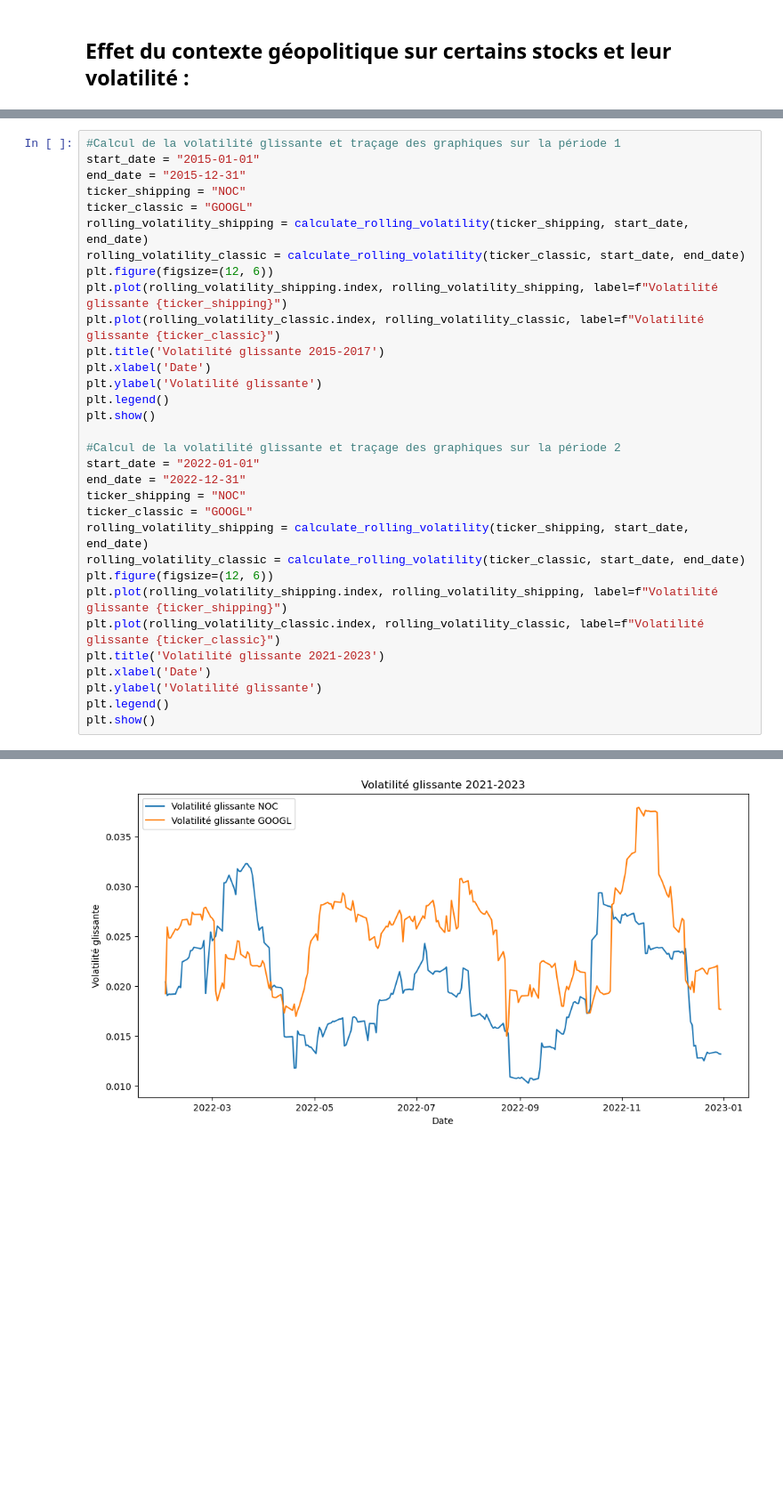
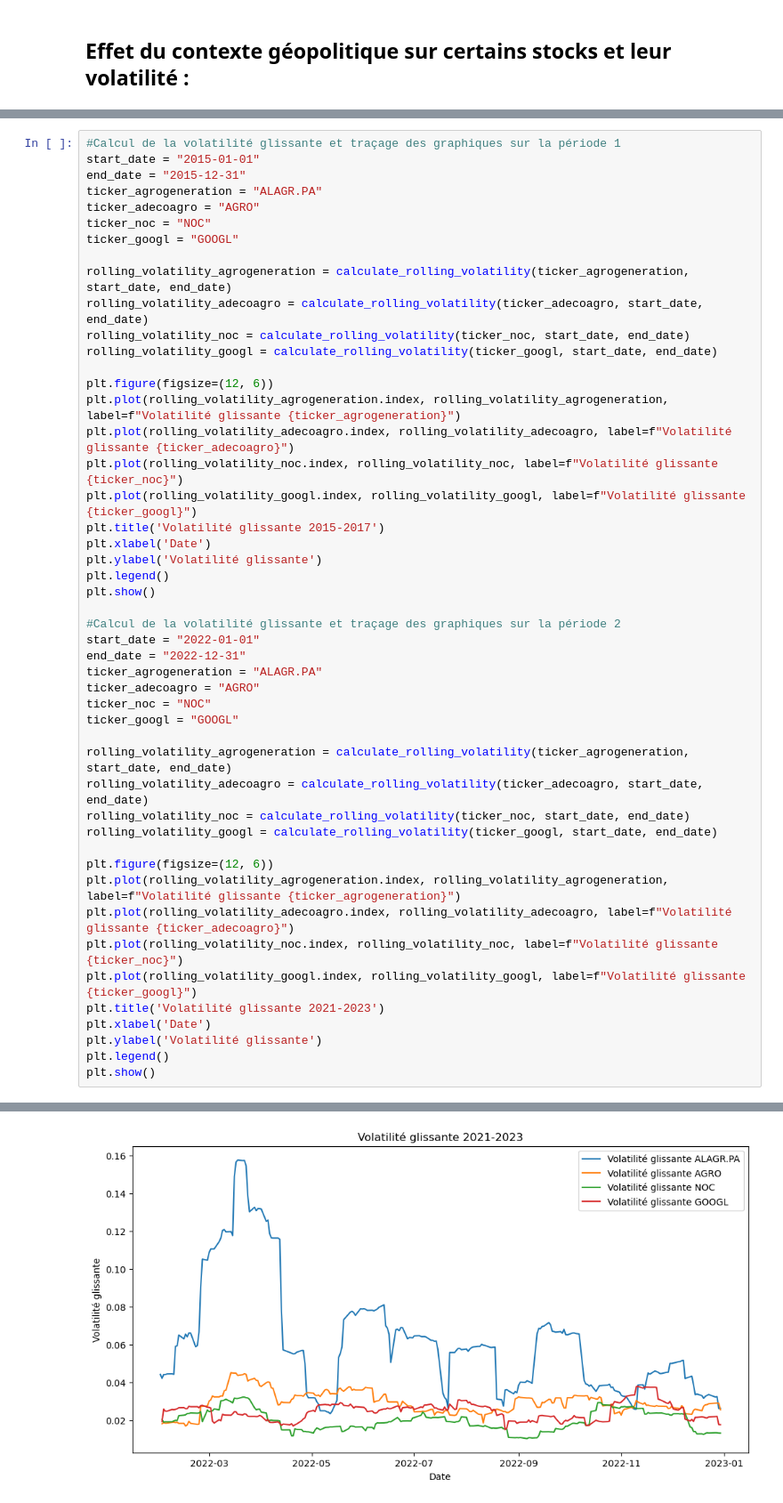
Before and after one commit to RyanSAMAMA/Ensae_projetMDR, a Jupyter notebook: faconbrouillon.ipynb, the cells around one changed output, grey strips where cells are left out. Shown: that part at 89% size. Saved outputs shown, nothing was run; the diff lists cells and outputs as text; blank space fills up the shorter version.

Commit message:
Volatilité cause et observation

```diff
--- a/faconbrouillon.ipynb
+++ b/faconbrouillon.ipynb
@@ -302,13 +345,21 @@ plt.show()
 #Calcul de la volatilité glissante et traçage des graphiques sur la période 1
 start_date = "2015-01-01"
 end_date = "2015-12-31"
-ticker_shipping = "NOC"
-ticker_classic = "GOOGL"
-rolling_volatility_shipping = calculate_rolling_volatility(ticker_shipping, start_date, end_date)
-rolling_volatility_classic = calculate_rolling_volatility(ticker_classic, start_date, end_date)
+ticker_agrogeneration = "ALAGR.PA"
+ticker_adecoagro = "AGRO"
+ticker_noc = "NOC"
+ticker_googl = "GOOGL"
+
+rolling_volatility_agrogeneration = calculate_rolling_volatility(ticker_agrogeneration, start_date, end_date)
+rolling_volatility_adecoagro = calculate_rolling_volatility(ticker_adecoagro, start_date, end_date)
+rolling_volatility_noc = calculate_rolling_volatility(ticker_noc, start_date, end_date)
+rolling_volatility_googl = calculate_rolling_volatility(ticker_googl, start_date, end_date)
+
 plt.figure(figsize=(12, 6))
-plt.plot(rolling_volatility_shipping.index, rolling_volatility_shipping, label=f"Volatilité glissante {ticker_shipping}")
-plt.plot(rolling_volatility_classic.index, rolling_volatility_classic, label=f"Volatilité glissante {ticker_classic}")
+plt.plot(rolling_volatility_agrogeneration.index, rolling_volatility_agrogeneration, label=f"Volatilité glissante {ticker_agrogeneration}")
+plt.plot(rolling_volatility_adecoagro.index, rolling_volatility_adecoagro, label=f"Volatilité glissante {ticker_adecoagro}")
+plt.plot(rolling_volatility_noc.index, rolling_volatility_noc, label=f"Volatilité glissante {ticker_noc}")
+plt.plot(rolling_volatility_googl.index, rolling_volatility_googl, label=f"Volatilité glissante {ticker_googl}")
 plt.title('Volatilité glissante 2015-2017')
 plt.xlabel('Date')
 plt.ylabel('Volatilité glissante')
@@ -318,13 +369,21 @@ plt.show()
 #Calcul de la volatilité glissante et traçage des graphiques sur la période 2
 start_date = "2022-01-01"
 end_date = "2022-12-31"
-ticker_shipping = "NOC"
-ticker_classic = "GOOGL"
-rolling_volatility_shipping = calculate_rolling_volatility(ticker_shipping, start_date, end_date)
-rolling_volatility_classic = calculate_rolling_volatility(ticker_classic, start_date, end_date)
+ticker_agrogeneration = "ALAGR.PA"
+ticker_adecoagro = "AGRO"
+ticker_noc = "NOC"
+ticker_googl = "GOOGL"
+
+rolling_volatility_agrogeneration = calculate_rolling_volatility(ticker_agrogeneration, start_date, end_date)
+rolling_volatility_adecoagro = calculate_rolling_volatility(ticker_adecoagro, start_date, end_date)
+rolling_volatility_noc = calculate_rolling_volatility(ticker_noc, start_date, end_date)
+rolling_volatility_googl = calculate_rolling_volatility(ticker_googl, start_date, end_date)
+
 plt.figure(figsize=(12, 6))
-plt.plot(rolling_volatility_shipping.index, rolling_volatility_shipping, label=f"Volatilité glissante {ticker_shipping}")
-plt.plot(rolling_volatility_classic.index, rolling_volatility_classic, label=f"Volatilité glissante {ticker_classic}")
+plt.plot(rolling_volatility_agrogeneration.index, rolling_volatility_agrogeneration, label=f"Volatilité glissante {ticker_agrogeneration}")
+plt.plot(rolling_volatility_adecoagro.index, rolling_volatility_adecoagro, label=f"Volatilité glissante {ticker_adecoagro}")
+plt.plot(rolling_volatility_noc.index, rolling_volatility_noc, label=f"Volatilité glissante {ticker_noc}")
+plt.plot(rolling_volatility_googl.index, rolling_volatility_googl, label=f"Volatilité glissante {ticker_googl}")
 plt.title('Volatilité glissante 2021-2023')
 plt.xlabel('Date')
 plt.ylabel('Volatilité glissante')
@@ -335,2 +394,2 @@ plt.show()
-[figure, old version]
+[figure, new version]
 # %% [markdown]
```
Also changed, not shown: parts of 22 cells of this notebook.
